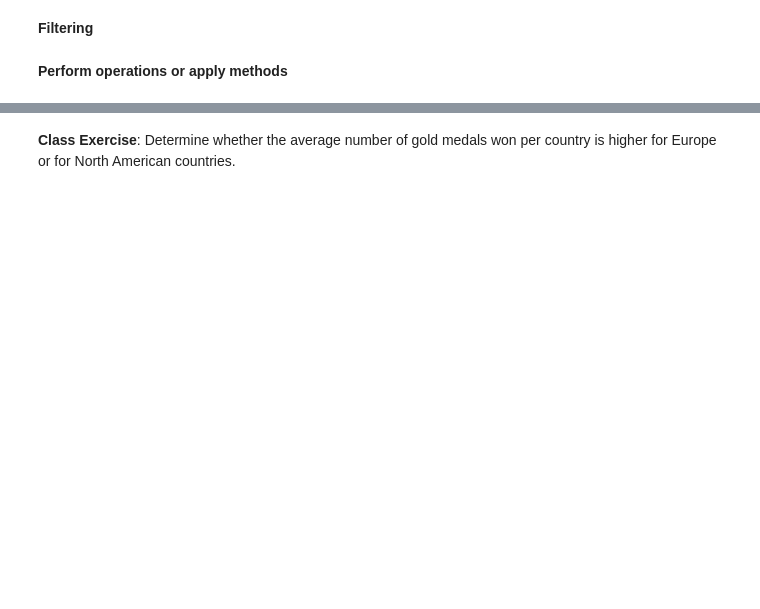
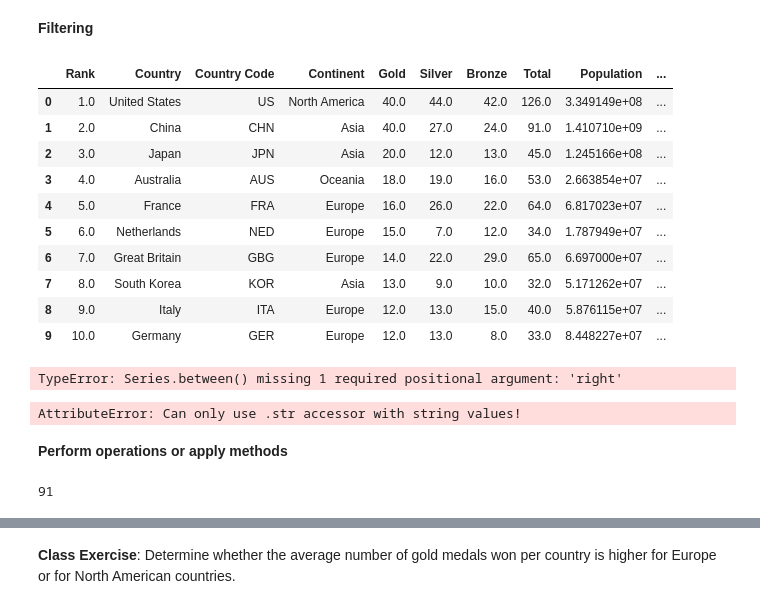
Before and after one commit to DylanPrinsloo/UCode, a Jupyter notebook: Sun/templates/Template_SUN_DS_Sept_Work_Day1_Session2.ipynb, the cells around one changed output, grey strips where cells are left out. Saved outputs shown, nothing was run; the diff lists cells and outputs as text; code cells hidden in the pictures; blank space fills up the shorter version.

```diff
--- a/Sun/templates/Template_SUN_DS_Sept_Work_Day1_Session2.ipynb
+++ b/Sun/templates/Template_SUN_DS_Sept_Work_Day1_Session2.ipynb
@@ -45,13 +142,35 @@ You can concatenate commands
 **Filtering**
 # %%
 # filter rows\instances according to the values of a specific column
+olympics.where(olympics['Gold'] > 10).dropna()
+# %% [output]
+|  | Rank | Country | Country Code | Continent | Gold | Silver | Bronze | Total | Population | ... |
+| 0 | 1.0 | United States | US | North America | 40.0 | 44.0 | 42.0 | 126.0 | 3.349149e+08 | ... |
+| 1 | 2.0 | China | CHN | Asia | 40.0 | 27.0 | 24.0 | 91.0 | 1.410710e+09 | ... |
+| 2 | 3.0 | Japan | JPN | Asia | 20.0 | 12.0 | 13.0 | 45.0 | 1.245166e+08 | ... |
+| 3 | 4.0 | Australia | AUS | Oceania | 18.0 | 19.0 | 16.0 | 53.0 | 2.663854e+07 | ... |
+| 4 | 5.0 | France | FRA | Europe | 16.0 | 26.0 | 22.0 | 64.0 | 6.817023e+07 | ... |
+| 5 | 6.0 | Netherlands | NED | Europe | 15.0 | 7.0 | 12.0 | 34.0 | 1.787949e+07 | ... |
+| 6 | 7.0 | Great Britain | GBG | Europe | 14.0 | 22.0 | 29.0 | 65.0 | 6.697000e+07 | ... |
+| 7 | 8.0 | South Korea | KOR | Asia | 13.0 | 9.0 | 10.0 | 32.0 | 5.171262e+07 | ... |
+| 8 | 9.0 | Italy | ITA | Europe | 12.0 | 13.0 | 15.0 | 40.0 | 5.876115e+07 | ... |
+| 9 | 10.0 | Germany | GER | Europe | 12.0 | 13.0 | 8.0 | 33.0 | 8.448227e+07 | ... |
 # %%
 # filter rows\instances to retain information with a specific column value between two values
+olympics.where(olympics['Gold'].between(2.10)).dropna()
+# %% [output]
+TypeError: Series.between() missing 1 required positional argument: 'right'
 # %%
 # filter rows\instances to retain information with a specific column containing a specific string
+olympics.where(olympics['Gold'].str.contains('South Afica')).dropna()
+# %% [output]
+AttributeError: Can only use .str accessor with string values!
 # %% [markdown]
 **Perform operations or apply methods**
 # %%
 #How many rows are in the table?
+len(olympics)
+# %% [output]
+91
 # %%
 # Calculate the sum of each column
```
Also changed, not shown: parts of 17 cells of this notebook, 2 other files.
